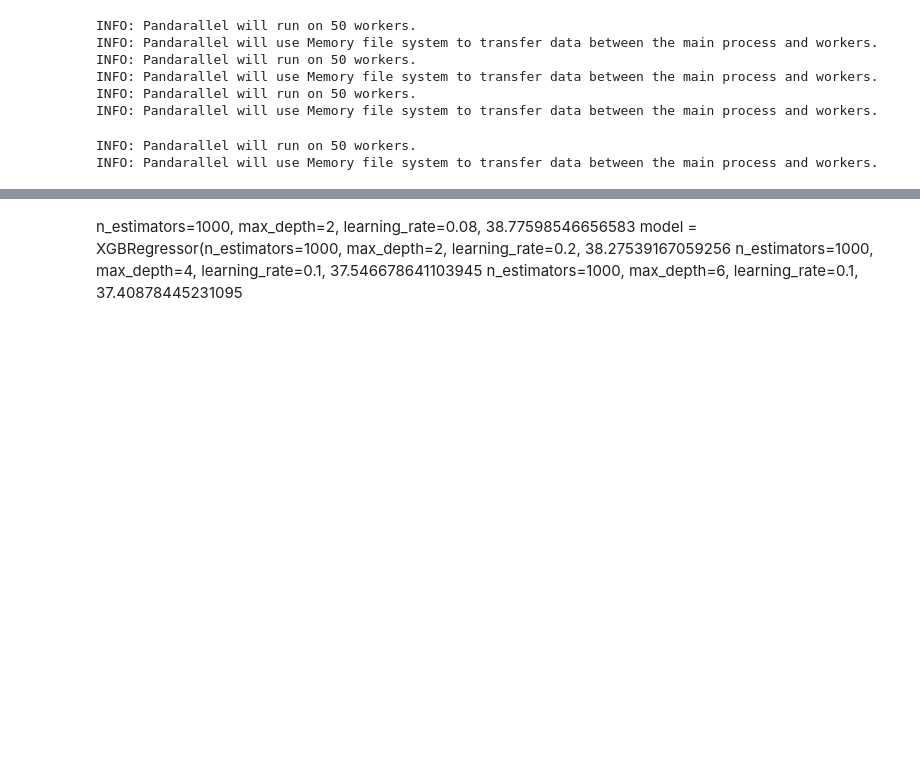
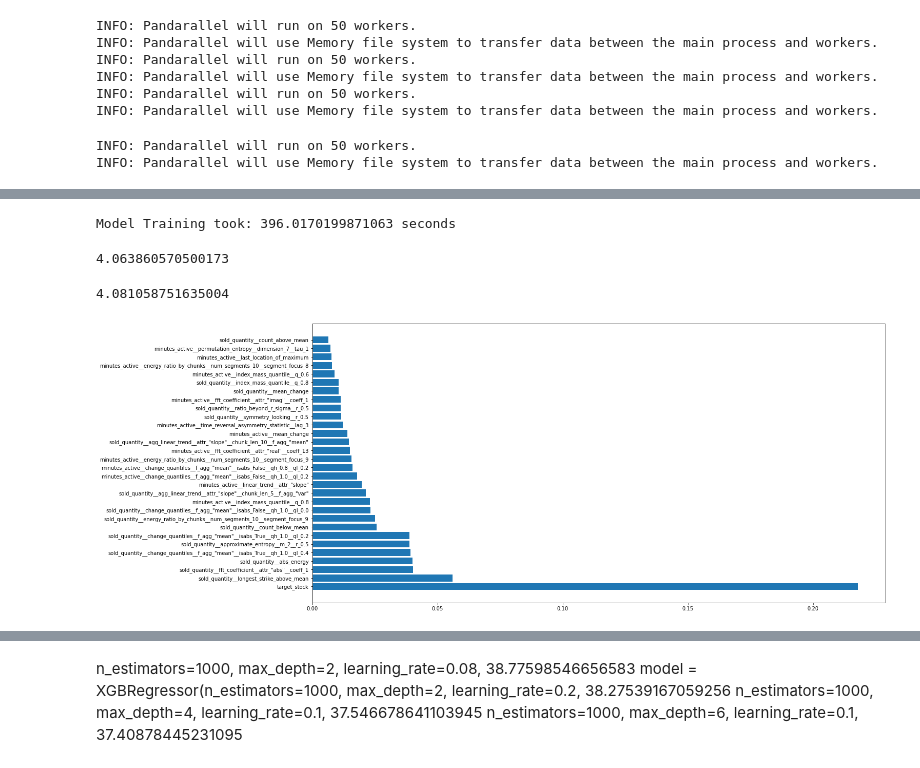
Before and after one commit to eduagarcia/meli-challenge-2021, a Jupyter notebook: predict_test.ipynb, the cells around one changed output, grey strips where cells are left out. Cells and saved outputs as stored; diff of their text form; code cells hidden in the pictures; blank space fills up the shorter version.

Commit message:
fix xgboost_features_v2_1_classification, new model: xgboost_features_v2_2_all59, testing tsfresh

```diff
--- a/predict_test.ipynb
+++ b/predict_test.ipynb
@@ -382,0 +226,4 @@ X_test = test_x_df[features].values
+# %%
+x_df_filtered = x_df.loc[index_list]
+# %%
+X = np.concatenate((x_df_filtered.values, np.reshape(y_ts, (-1, 1))), axis=1)
@@ -387,0 +249,8 @@ X_train, X_val, y_train, y_val = train_test_split(X, y, test_size=0.3, random_st
+# %%
+import time
+from matplotlib import pyplot as plt
+def print_feature_importance(importance_array, feature_names, n=30):
+    fig, ax = plt.subplots(figsize=(20, 10))
+    sort = np.flip(np.argsort(importance_array))[0:n]
+    ax.barh(np.array(feature_names + ['target_stock'])[sort], importance_array[sort])
+    plt.show()
@@ -387,0 +259,22 @@ X_train, X_val, y_train, y_val = train_test_split(X, y, test_size=0.3, random_st
+# %%
+start_time = time.time()
+model = tree.DecisionTreeClassifier(max_depth=10)
+model.fit(X_train, y_train)
+print("Model Training took:", str(time.time() - start_time), "seconds")
+y_pred = model.predict_proba(X_val)
+y_pred = (y_pred/y_pred.sum(axis=1)[:,None]).round(4)
+rps(y_pred, np.eye(30)[y_val.astype(int)])
+# %% [output]
+Model Training took: 396.0170199871063 seconds
+4.063860570500173
+# %%
+preds = model.predict_proba(X_test)
+preds = (preds/preds.sum(axis=1)[:,None]).round(4)
+rps(preds, ground_truth)
+# %% [output]
+4.081058751635004
+# %%
+#feat_importance = model.tree_.compute_feature_importances(normalize=False)
+print_feature_importance(model.feature_importances_, features)
+# %% [output]
+[figure, added]
```
Also changed, not shown: parts of 66 cells of this notebook, 9 other files.
